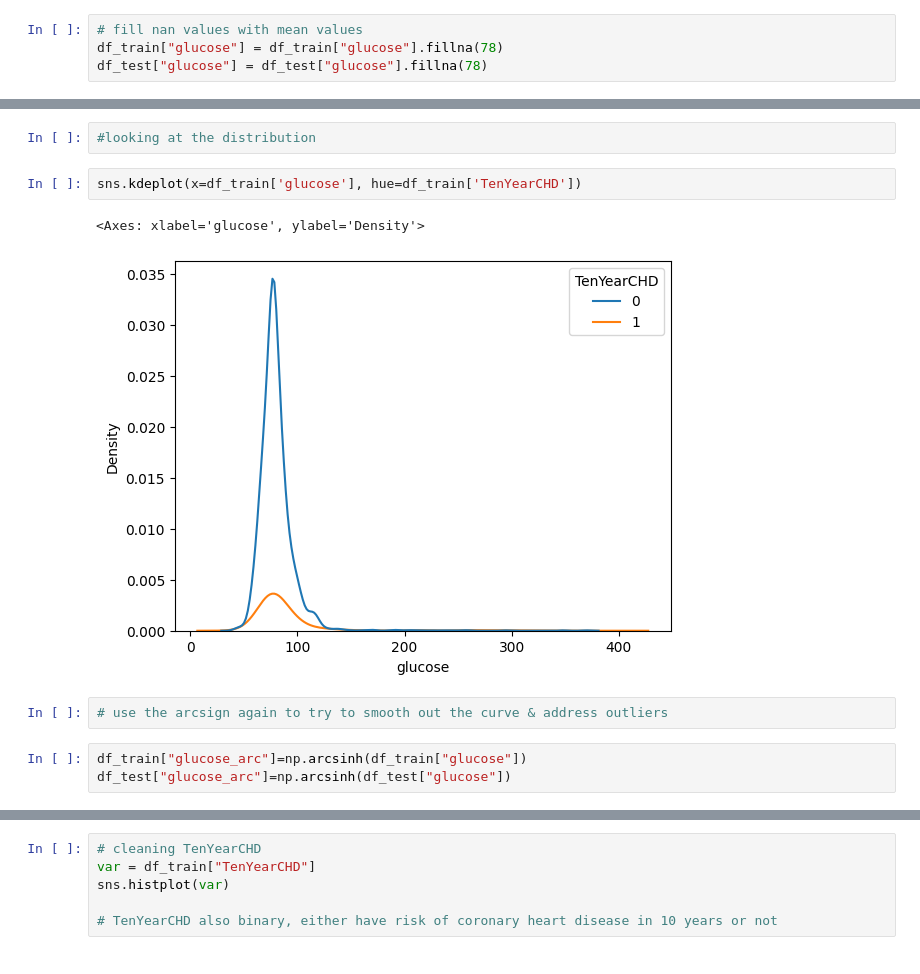
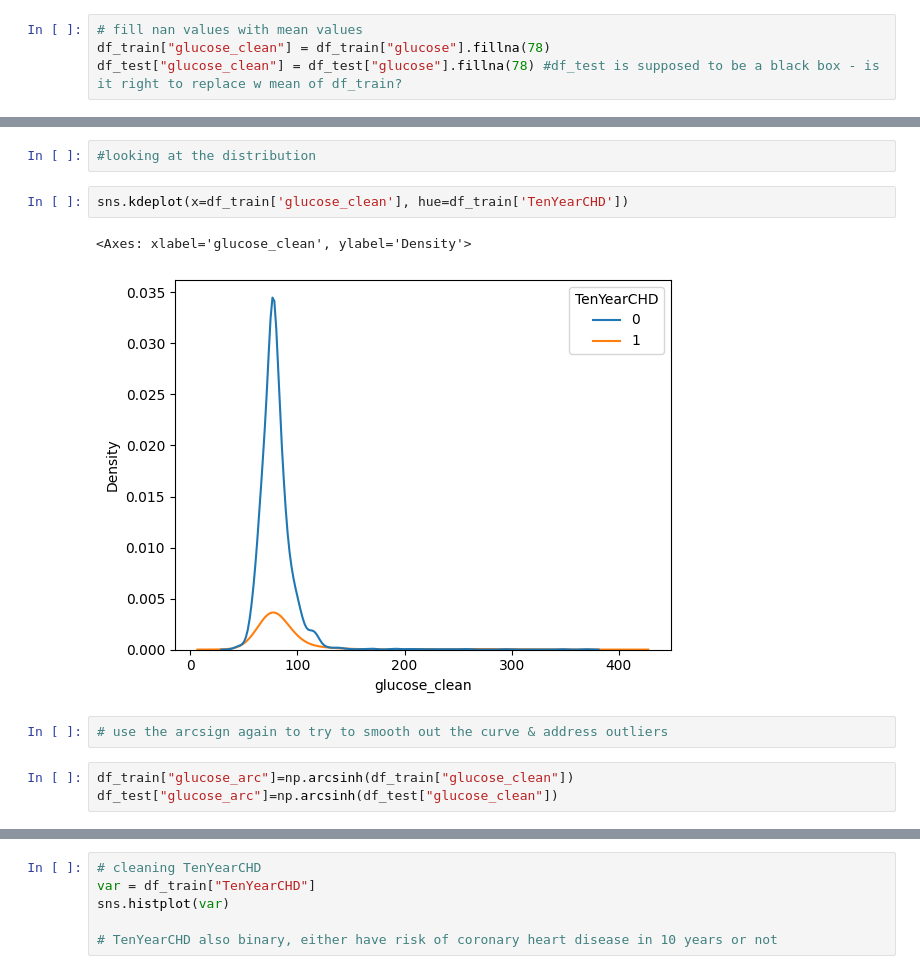
Before and after one commit to ashleyr05/project_chd, a Jupyter notebook: group8proj2.ipynb, the cells around one changed output, grey strips where cells are left out. Cells and saved outputs as stored; diff of their text form.

```diff
--- a/group8proj2.ipynb
+++ b/group8proj2.ipynb
@@ -183,5 +194,5 @@ Name: glucose, dtype: float64
 # %%
 # fill nan values with mean values
-df_train["glucose"] = df_train["glucose"].fillna(78)
-df_test["glucose"] = df_test["glucose"].fillna(78)
+df_train["glucose_clean"] = df_train["glucose"].fillna(78)
+df_test["glucose_clean"] = df_test["glucose"].fillna(78) #df_test is supposed to be a black box - is it right to replace w mean of df_train?
 # %%
@@ -215,15 +226,15 @@ var.groupby(df_train["TenYearCHD"]).describe()
 # %%
 #looking at the distribution
 # %%
-sns.kdeplot(x=df_train['glucose'], hue=df_train['TenYearCHD'])
+sns.kdeplot(x=df_train['glucose_clean'], hue=df_train['TenYearCHD'])
 # %% [output]
-<Axes: xlabel='glucose', ylabel='Density'>
+<Axes: xlabel='glucose_clean', ylabel='Density'>
-[figure, old version]
+[figure, new version]
 # %%
 # use the arcsign again to try to smooth out the curve & address outliers
 # %%
-df_train["glucose_arc"]=np.arcsinh(df_train["glucose"])
-df_test["glucose_arc"]=np.arcsinh(df_test["glucose"])
+df_train["glucose_arc"]=np.arcsinh(df_train["glucose_clean"])
+df_test["glucose_arc"]=np.arcsinh(df_test["glucose_clean"])
 # %%
 sns.boxplot(df_train["glucose_arc"])
 #a bit more evened out but still not really looking great
```
Also changed, not shown: parts of 16 cells of this notebook.
